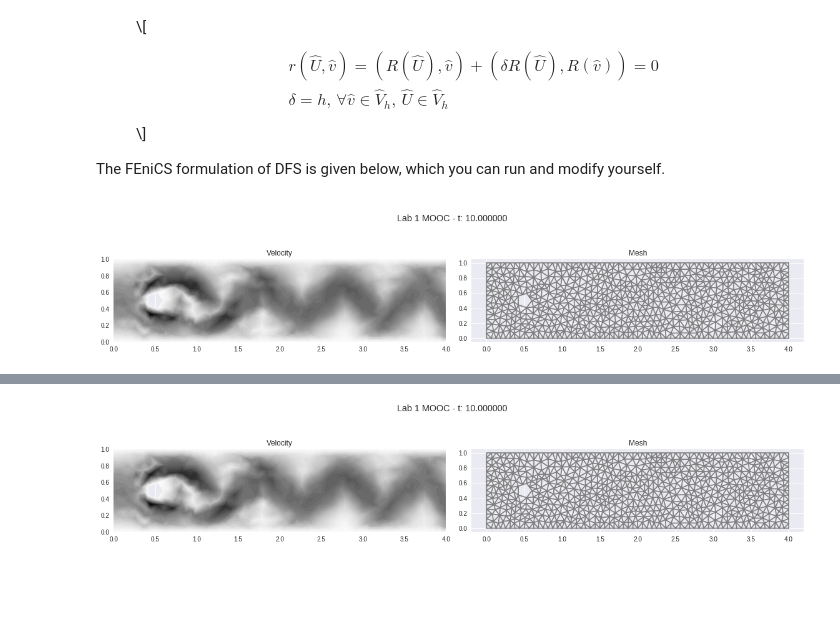
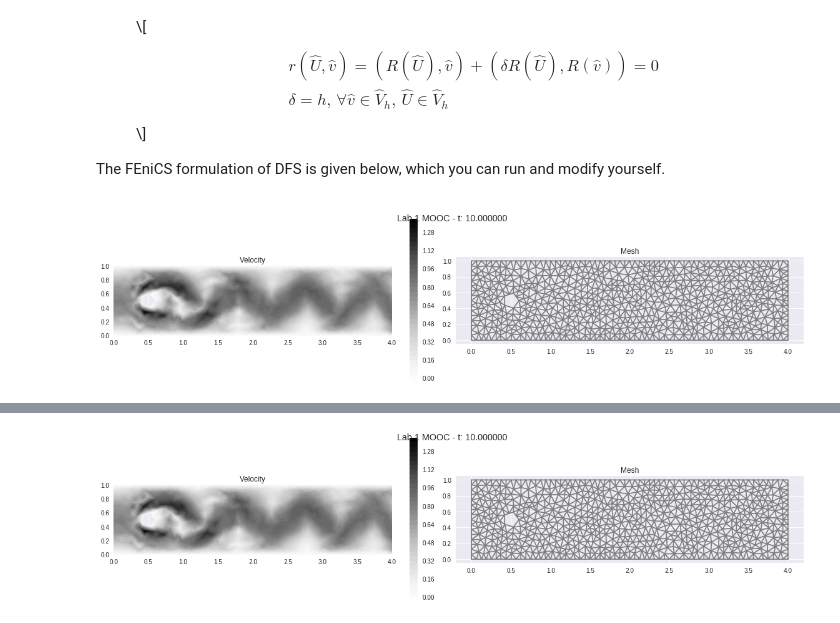
Before and after one commit to johanjan/MOOC-HPFEM-source, a Jupyter notebook: MOOC_HPFEM_Fluid_2018_1.ipynb, the cells around one changed output, grey strips where cells are left out. Drawn from its saved outputs; the diff is of its cells as text; code cells hidden in the pictures; blank space fills up the shorter version.

Commit message:
Fix animated plot, now there's no flicker and the scalar bar is working.

```diff
--- a/MOOC_HPFEM_Fluid_2018_1.ipynb
+++ b/MOOC_HPFEM_Fluid_2018_1.ipynb
@@ -45,11 +45,9 @@ except ImportError as e:
     !apt-get update -qq
     !apt install -y --no-install-recommends fenics
     from dolfin import *; from mshr import *
-    #from fenics import *; from mshr import *
 
 import matplotlib.pyplot as plt;
-#import plotly.plotly as plt
-from IPython.display import clear_output, display; import time; import dolfin.common.plotting as fenicsplot
+from IPython.display import clear_output, display, update_display; import time; import dolfin.common.plotting as fenicsplot
 import time
 
 XMIN = 0.; XMAX = 4; YMIN = 0; YMAX = 1.; G = [XMIN, XMAX, YMIN, YMAX]; eps = 1e-5 # Geometry and mesh
@@ -66,35 +64,38 @@ WE = VE * QE; W = FunctionSpace(mesh, WE); V = FunctionSpace(mesh, VE); Q = Func
 
 def plot_compact(u, t, stepcounter): # Compact plot utility function
     if stepcounter % 5 == 0:
         uEuclidnorm = project(sqrt(inner(u, u)), Q); ax.cla(); fig = plt.gcf(); fig.set_size_inches(16, 4)
-        plt.subplot(1, 2, 1); plot(uEuclidnorm, scalarbar=True); plt.title("Velocity") # Plot norm of velocity
-        if t == 0.: plt.axis(G)
+        plt.subplot(1, 2, 1); pp = plot(uEuclidnorm); plt.title("Velocity") # Plot norm of velocity
+        if t == 0.: plt.axis(G); plt.colorbar(pp);
         plt.subplot(1, 2, 2);
         if t == 0.: plot(mesh); plt.title("Mesh") # Plot mesh
-        plt.suptitle("Lab 1 MOOC - t: %f" % (t)); plt.tight_layout(); clear_output(wait=True); display(pl);
+        plt.suptitle("Lab 1 MOOC - t: %f" % (t)); plt.tight_layout();
+        #clear_output(wait=True); display(pl);
+        #fig.canvas.draw()
+        dpl = display(pl, display_id="test");
 
 uin = Expression(("4*(x[1]*(YMAX-x[1]))/(YMAX*YMAX)", "0."), YMAX=YMAX, element = V.ufl_element()) # Inflow velocity
 om = Expression("x[0] > XMAX - eps ? 1. : 0.", XMAX=XMAX, eps=eps, element = Q.ufl_element()) # Mark regions for boundary conditions
 im = Expression("x[0] < XMIN + eps ? 1. : 0.", XMIN=XMIN, eps=eps, element = Q.ufl_element())
 nm = Expression("x[0] > XMIN + eps && x[0] < XMAX - eps ? 1. : 0.", XMIN=XMIN, XMAX=XMAX, eps=eps, element = Q.ufl_element())
 
 k = 0.1; nu = 1e-6; d = .2*h**(3./2.) # Timestep, viscosity and stabilization parameters
 t, T = 0., 10.; gamma = 10*1./h # Time interval and penalty parameter
 
-pl, ax = plt.subplots(); stepcounter = 0; timer0 = time.clock()
+pl, ax = plt.subplots(); stepcounter = 0; timer0 = time.clock(); display(pl); clear_output();
 
 theta = 0.5 # 0.5 - Midpoint rule, 1.0 - Implicit Euler, 0.0 - Explicit Euler
 while t < T: # Time-stepping loop
     # Weak residual of stabilized FEM for Navier-Stokes eq.
     um = theta*u + (1.0-theta)*u0
     r = ((inner((u - u0)/k + grad(p) + grad(um)*um, v) + nu*inner(grad(um), grad(v)) + div(um)*q)*dx +
         gamma*(om*p*q + im*inner(u - uin, v) + nm*inner(u, v))*ds + # Weak boundary conditions
         d*(inner(grad(p) + grad(um)*um, grad(q) + grad(um)*v) + inner(div(um), div(v)))*dx) # Stabilization
     solve(r==0, w)  # Solve the Navier-Stokes PDE (one timestep)
 
     plot_compact(u, t, stepcounter) # Plot all quantities (see implementation above)
 
     t += k; stepcounter += 1; u0 = project(u, V); # Shift to next timestep
 print("elapsed CPU time: ", (time.clock() - timer0))
 # %% [output]
-[figure, old version]
+[figure, new version]
@@ -102 +103 @@ elapsed CPU time:  42.320800000000006
-[figure, old version]
+[figure, new version]
```
Also changed, not shown: parts of 1 cell of this notebook.
